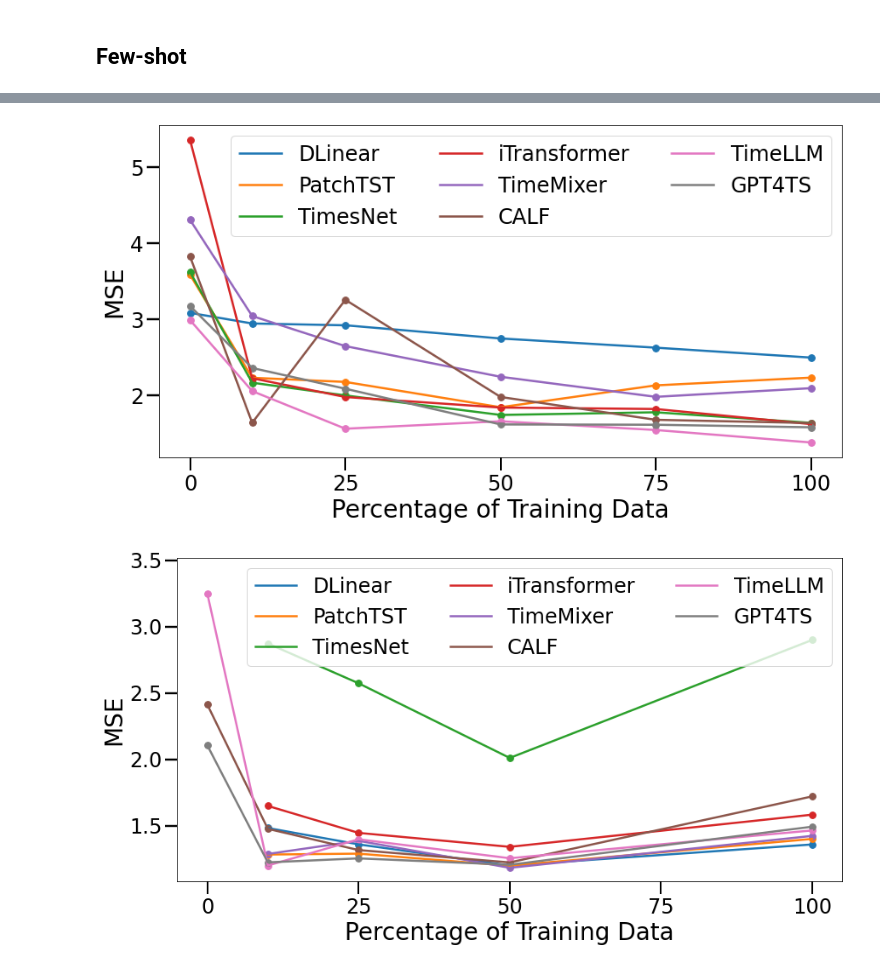
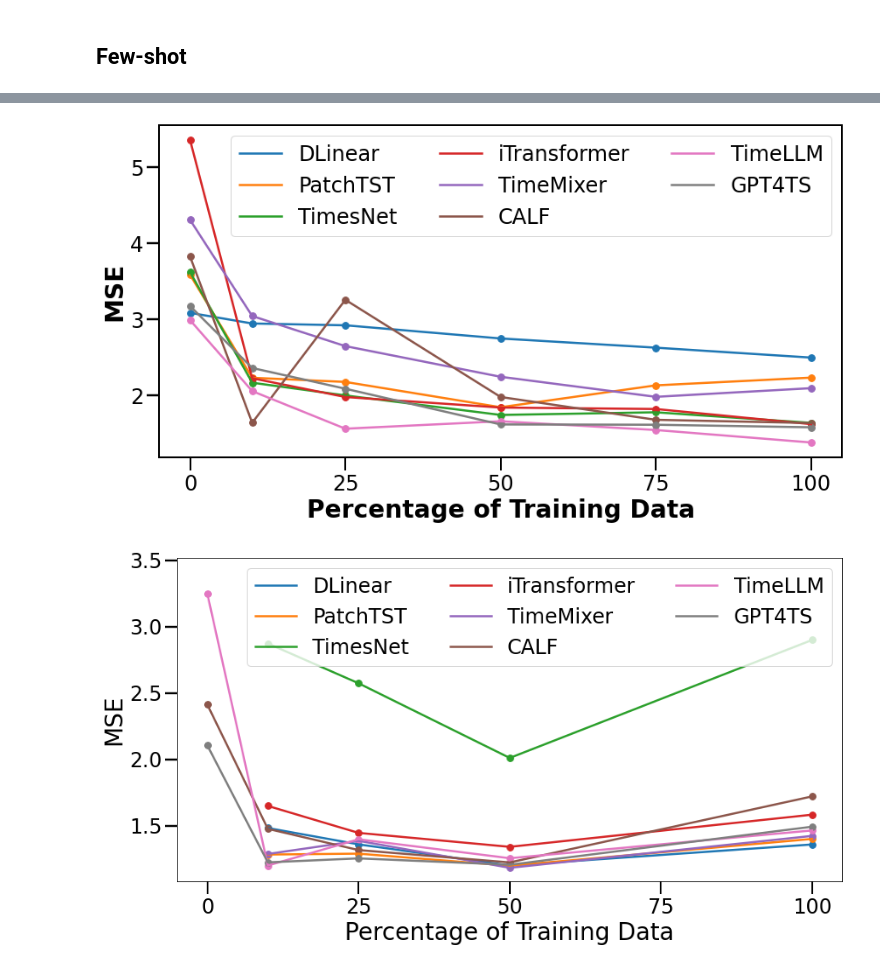
Before and after one commit to UVA-MLSys/Financial-Time-Series, a Jupyter notebook: plot.ipynb, the cells around one changed output, grey strips where cells are left out. Drawn from its saved outputs; the diff is of its cells as text; code cells hidden in the pictures.

```diff
--- a/plot.ipynb
+++ b/plot.ipynb
@@ -12,3 +13,5 @@ from sklearn.preprocessing import MinMaxScaler
+# %%
+plt.rcParams['axes.linewidth'] = 2
 # %% [markdown]
 # Data
 # %%
@@ -163,24 +156,24 @@ plt.rc('axes', titlesize=MEDIUM_SIZE)
 # %%
 fig, ax = plt.subplots(1, 1, figsize=(14, 7))
 
 for model in models:
     data = df[df['model'] == model]
     label  = model if model != 'OFA' else 'GPT4TS'
 
     data = data.groupby('percent')['mse'].mean().reset_index()
 
     ax.plot(data['percent'], data['mse'], label=label)
     ax.scatter(data['percent'], data['mse'], s=60)
 
-ax.set_xlabel('Percentage of Training Data')
-ax.set_ylabel('MSE')
+ax.set_xlabel('Percentage of Training Data', fontweight='bold')
+ax.set_ylabel('MSE', fontweight='bold')
 ax.xaxis.set_major_locator(MultipleLocator(base=25))
 
 plt.legend(ncols=3)
-plt.savefig('results/Financial_Aid_State.jpg', dpi=200, bbox_inches="tight")
+plt.savefig('results/Financial_Aid_State_few_shot.jpg', dpi=200, bbox_inches="tight")
 plt.show()
 # %% [output]
-[figure, old version]
+[figure, new version]
 # %%
 df = total_df[(total_df['dataset'] == 'Exchange_Rate_Report')]
 # %%
```
Also changed, not shown: parts of 10 cells of this notebook, 16 other files.
